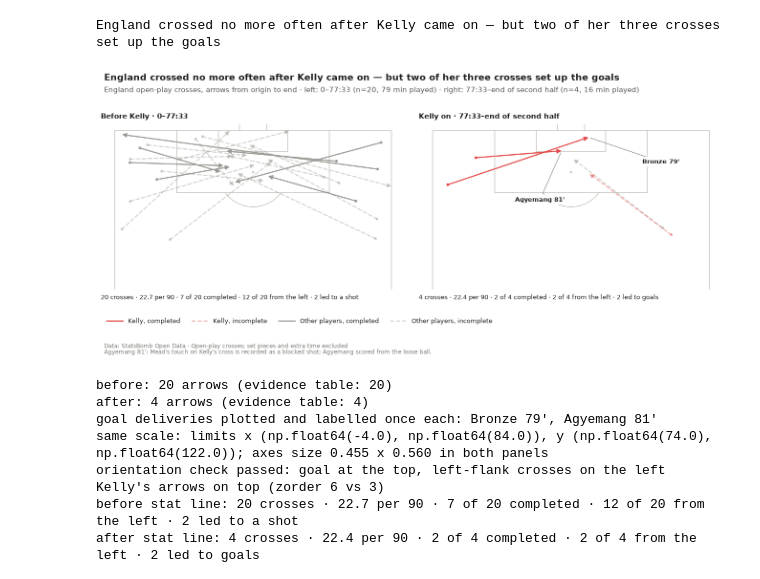
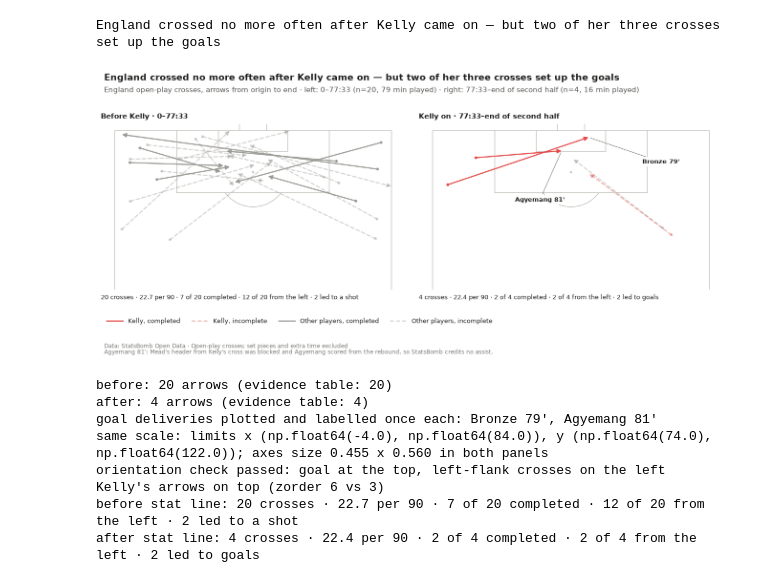
Before and after one commit to belorussky-football/womens-euro-2025-sweden-england-comeback, a Jupyter notebook: notebooks/03_figures.ipynb, the cells around one changed output. Cells and saved outputs as stored; diff of their text form; code cells hidden in the pictures.

Commit message:
H4 chart: clarify the Agyemang 81' footer note (Mead's blocked header, no assist credited)
Co-Authored-By: Claude Opus 5.5 <noreply@anthropic.com>

```diff
--- a/notebooks/03_figures.ipynb
+++ b/notebooks/03_figures.ipynb
@@ -1076,35 +1076,36 @@ GOAL_LABEL_POS = {"Bronze 79'": (111, 66), "Agyemang 81'": (100, 31)}  # (x, y)
 goal_labels = {}
 for lab, i in assist_rows.items():
     r = h4_crosses.loc[i]
     pitch, ax = h4_drawn["after"]["pitch"], h4_drawn["after"]["ax"]
     goal_labels[lab] = pitch.annotate(
         lab, xy=(r.cross_end_x, r.cross_end_y), xytext=GOAL_LABEL_POS[lab], ax=ax, ha="center", va="center",
         fontsize=P.FONT_SIZES["label"] + 0.5, fontweight="bold", color=C["text"], zorder=6,
         bbox=dict(boxstyle="round,pad=0.25", fc=C["background"], ec="none", alpha=0.9),
         arrowprops=dict(arrowstyle="-", color=C["text_muted"], lw=0.8, shrinkA=2, shrinkB=3),
     )
 
 LEGEND_ENTRIES = [("Kelly, completed", True, True), ("Kelly, incomplete", True, False),
                   ("Other players, completed", False, True), ("Other players, incomplete", False, False)]
 legend_handles = [Line2D([], [], lw=ARROW_LW, label=lab, **{("ls" if k == "linestyle" else k): v
                                                             for k, v in cross_style(kel, ok).items()})
                   for lab, kel, ok in LEGEND_ENTRIES]
 legend_top = h4_drawn["before"]["ax"].get_position().y0 - 0.075
 fig.legend(handles=legend_handles, loc="upper left", bbox_to_anchor=(0.035, legend_top), ncol=4, frameon=False,
            fontsize=P.FONT_SIZES["legend"], handlelength=2.6, columnspacing=1.8)
 
 eb, ea = h4_evidence.iloc[0], h4_evidence.iloc[1]
 P.add_title(
     fig, H4_TITLE,
     f"England open-play crosses, arrows from origin to end · left: 0–77:33 (n={int(eb.crosses)}, "
     f"{eb.minutes:.0f} min played) · right: 77:33–end of second half (n={int(ea.crosses)}, {ea.minutes:.0f} min played)",
 )
 P.add_footer(
     fig, "Data: StatsBomb Open Data · Open-play crosses; set pieces and extra time excluded",
-    "Agyemang 81': Mead's touch on Kelly's cross is recorded as a blocked shot; Agyemang scored from the loose ball.",
+    "Agyemang 81': Mead's header from Kelly's cross was blocked and Agyemang scored from the rebound, "
+    "so StatsBomb credits no assist.",
 )
 # %% [output]
-[figure, old version]
+[figure, new version]
 # %%
 # Built-in checks.
 # 1) Arrow counts per panel = evidence table.
```
Also changed, not shown: 1 other file.
